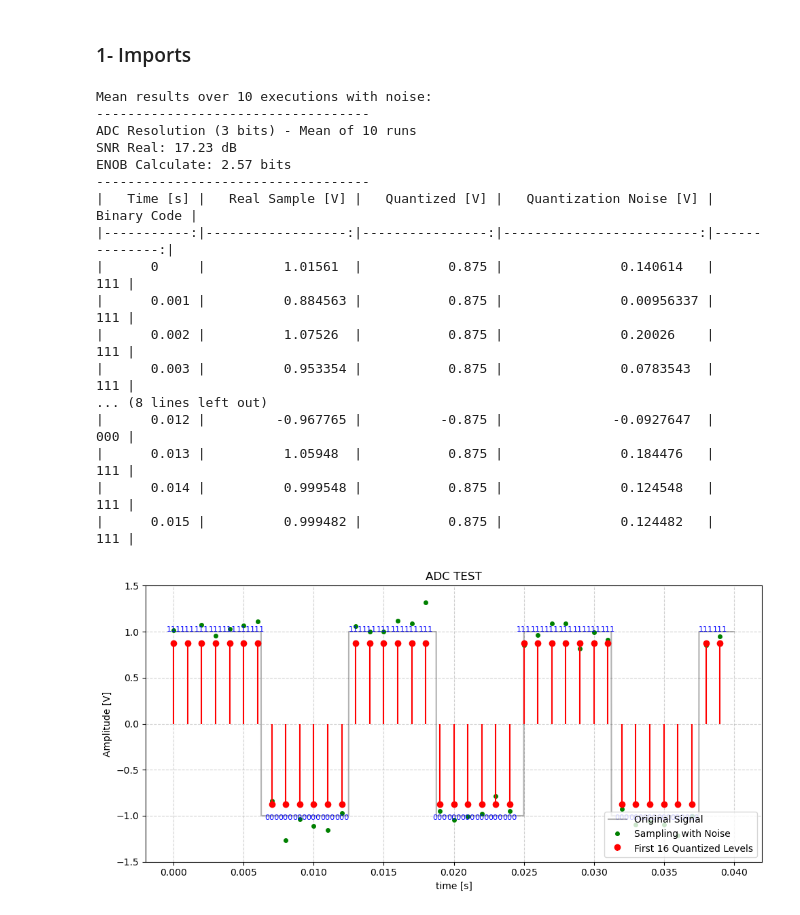
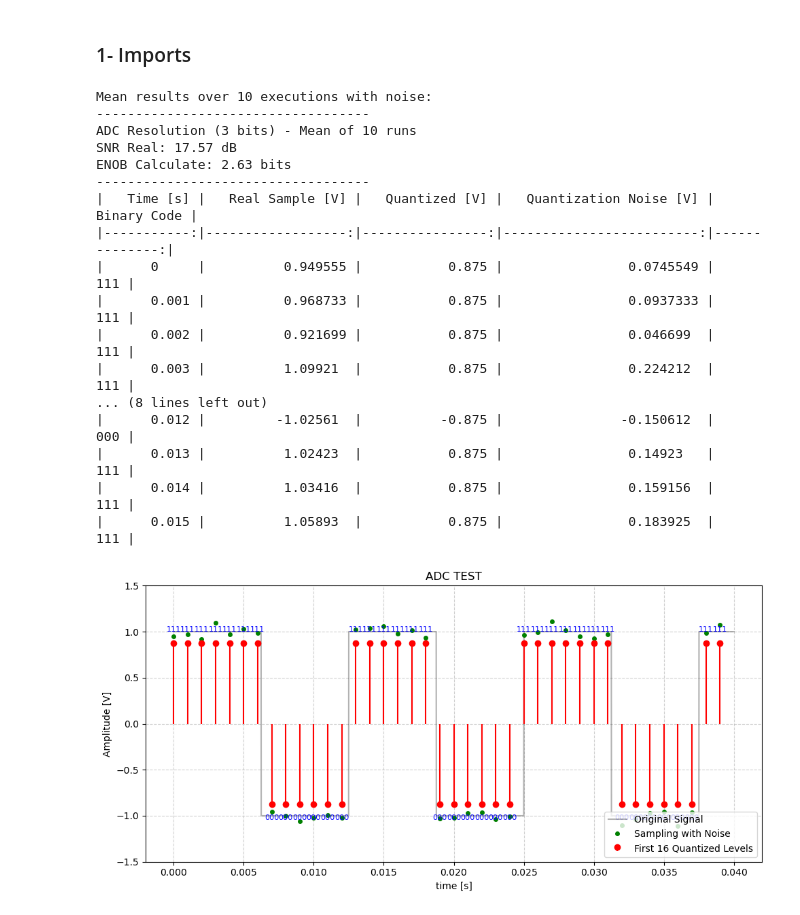
Before and after one commit to elmerfariass/DSPcap, a Jupyter notebook: ADC&DAC.ipynb, the cells around one changed output. Drawn from its saved outputs; the diff is of its cells as text; code cells hidden in the pictures.

Commit message:
Modeling ADC with Enob

```diff
--- a/ADC&DAC.ipynb
+++ b/ADC&DAC.ipynb
@@ -182,12 +182,9 @@ def adc_simulation(x_analog, fs_analog, fs_sample, bits, v_min, v_max, noise_std
 
     return t_sampled, x_sampled, x_quantized, quantization_noise, binary_output, snr_db, enob
 # %%
-# --- TEST SCRIPT WITH SQUARE WAVE ---
 fs_analog_test = 100000
 f_signal_test = 80 # 50 Hz square wave
 t_temp = np.linspace(0, 0.04, int(fs_analog_test * 0.04)) # 40 ms duration
-
-# Usando signal.square do SciPy ou np.cos para criar o sinal analógico de teste
 
 #x_analog_test =  np.cos(2 * np.pi * f_signal_test * t_temp) # This will create a cosine wave
 x_analog_test = signal.square(2 * np.pi * f_signal_test * t_temp)
@@ -200,11 +197,11 @@ v_max_test = 1.0
 num_execucoes = 10
 snr_resultados = []
 enob_resultados = []
+noise_std_test = 0.05 # Standard deviation of the noise to be added
 
 print(f"Mean results over {num_execucoes} executions with noise:")
 
 for i in range(num_execucoes):
-    # Executa a simulação
     _, _, _, _, _, snr_run, enob_run = adc_simulation(
         x_analog=x_analog_test,
         fs_analog=fs_analog_test,
@@ -212,18 +209,18 @@ for i in range(num_execucoes):
         bits=bits_test,
         v_min=v_min_test,
         v_max=v_max_test,
-        noise_std=0.05 # O ruído aleatório faz cada execução ser única
+        noise_std=noise_std_test #Noise
     )
 
-    # Guarda os resultados desta rodada
+    # Keep track of results for each run
     snr_resultados.append(snr_run)
     enob_resultados.append(enob_run)
 
-# Calcula as médias finais
+# Finals Means
 media_snr = np.mean(snr_resultados)
 media_enob = np.mean(enob_resultados)
 
-# Imprime o resultado formatado
+
 print("-" * 35)
 print(f"ADC Resolution ({bits_test} bits) - Mean of {num_execucoes} runs")
 print(f"SNR Real: {media_snr:.2f} dB")
@@ -238,7 +235,7 @@ t_samp, x_samp, x_quant, noise, bits_out, snr_db, enob = adc_simulation(
     bits=bits_test,
     v_min=v_min_test,
     v_max=v_max_test,
-    noise_std=0.09 # Adding a bit more noise to see the effect on the flat tops
+    noise_std= noise_std_test # Adding a bit more noise to see the effect on the flat tops
 )
 
 # Plot to verify
@@ -251,41 +248,41 @@ ax.stem(t_samp, x_quant, linefmt='r-', markerfmt='ro', basefmt=' ', label='First
 # Add text annotations for the first few binary codes
 for i in range(40):
     # Adjusting text position slightly based on the signal value
     y_offset = 0.15 if x_quant[i] > 0 else -0.15
     ax.text(t_samp[i], x_quant[i] + y_offset, bits_out[i], fontsize=8, color='blue', ha='center', va='center')
 
 ax.set_title('ADC TEST')
 ax.set_xlabel('time [s]')
 ax.set_ylabel('Amplitude [V]')
 ax.legend(loc='lower right')
 ax.grid(True, linestyle='--', alpha=0.6)
 ax.set_ylim(-1.5, 1.5)
 plt.tight_layout()
 # Print tabular results
 df_test = pd.DataFrame({
     'Time [s]': t_samp[:16],
     'Real Sample [V]': x_samp[:16],
     'Quantized [V]': x_quant[:16],
     'Quantization Noise [V]': noise[:16],
     'Binary Code': bits_out[:16]
 })
 print(df_test.to_markdown(index=False))
 # %% [output]
 Mean results over 10 executions with noise:
 -----------------------------------
 ADC Resolution (3 bits) - Mean of 10 runs
-SNR Real: 17.23 dB
-ENOB Calculate: 2.57 bits
+SNR Real: 17.57 dB
+ENOB Calculate: 2.63 bits
 -----------------------------------
 |   Time [s] |   Real Sample [V] |   Quantized [V] |   Quantization Noise [V] |   Binary Code |
 |-----------:|------------------:|----------------:|-------------------------:|--------------:|
-|      0     |          1.01561  |           0.875 |               0.140614   |           111 |
-|      0.001 |          0.884563 |           0.875 |               0.00956337 |           111 |
-|      0.002 |          1.07526  |           0.875 |               0.20026    |           111 |
-|      0.003 |          0.953354 |           0.875 |               0.0783543  |           111 |
+|      0     |          0.949555 |           0.875 |                0.0745549 |           111 |
+|      0.001 |          0.968733 |           0.875 |                0.0937333 |           111 |
+|      0.002 |          0.921699 |           0.875 |                0.046699  |           111 |
+|      0.003 |          1.09921  |           0.875 |                0.224212  |           111 |
 ... (8 lines left out)
-|      0.012 |         -0.967765 |          -0.875 |              -0.0927647  |           000 |
-|      0.013 |          1.05948  |           0.875 |               0.184476   |           111 |
-|      0.014 |          0.999548 |           0.875 |               0.124548   |           111 |
-|      0.015 |          0.999482 |           0.875 |               0.124482   |           111 |
+|      0.012 |         -1.02561  |          -0.875 |               -0.150612  |           000 |
+|      0.013 |          1.02423  |           0.875 |                0.14923   |           111 |
+|      0.014 |          1.03416  |           0.875 |                0.159156  |           111 |
+|      0.015 |          1.05893  |           0.875 |                0.183925  |           111 |
-[figure, old version]
+[figure, new version]
```
Also changed, not shown: parts of 3 cells of this notebook.
